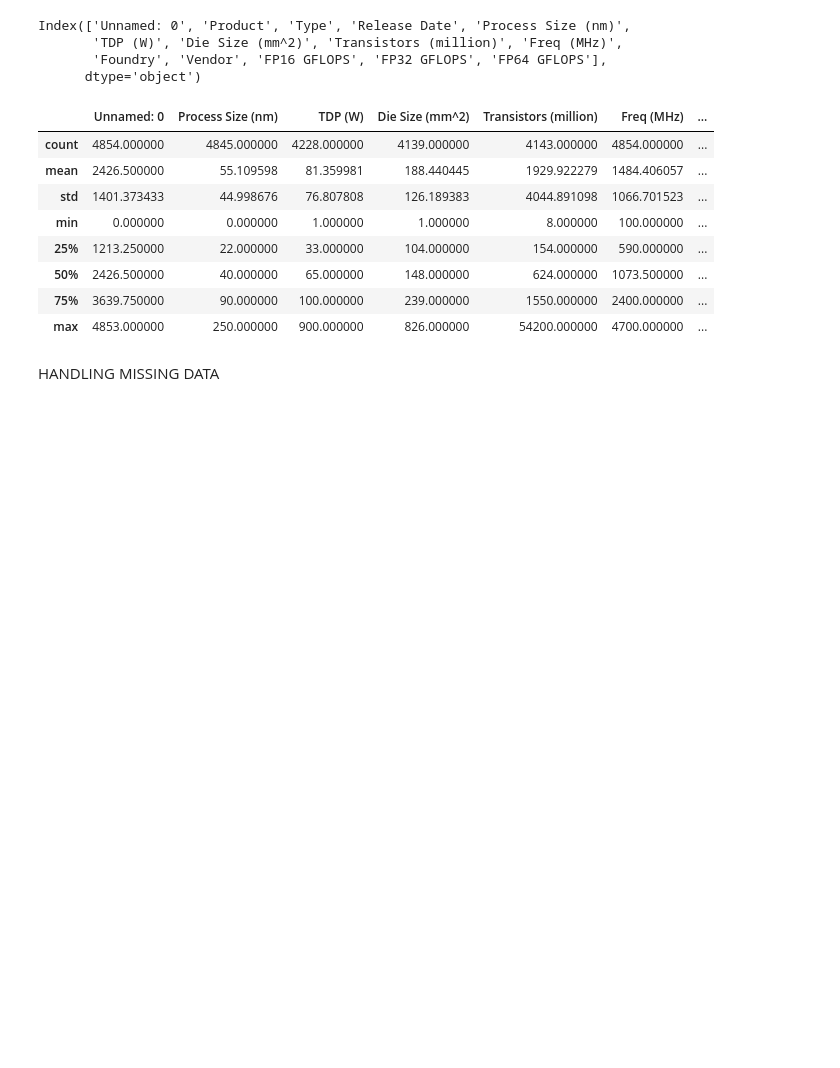
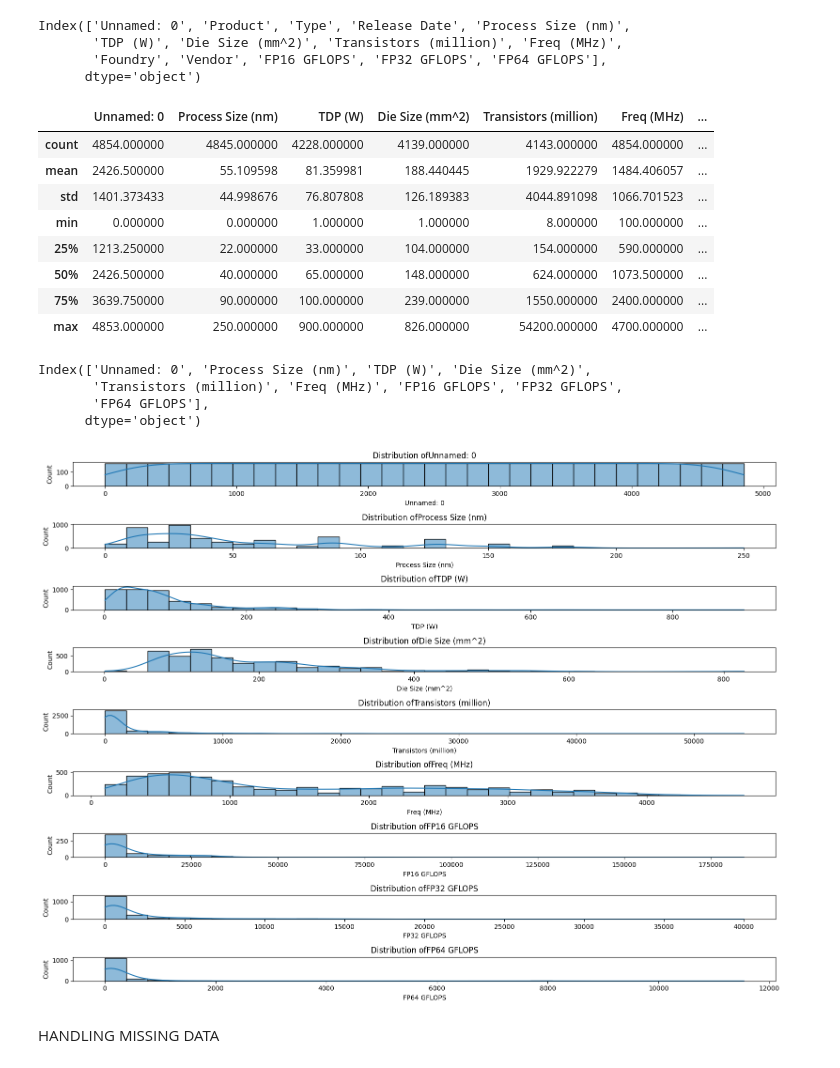
Before and after one commit to wanjaaw/ML1PROJECTS, a Jupyter notebook: wk1/datacleanup.ipynb, the cells around one changed output. Drawn from its saved outputs; the diff is of its cells as text; code cells hidden in the pictures; blank space fills up the shorter version.

```diff
--- a/wk1/datacleanup.ipynb
+++ b/wk1/datacleanup.ipynb
@@ -62,6 +62,32 @@ df.describe()
 | 50% | 2426.500000 | 40.000000 | 65.000000 | 148.000000 | 624.000000 | 1073.500000 | ... |
 | 75% | 3639.750000 | 90.000000 | 100.000000 | 239.000000 | 1550.000000 | 2400.000000 | ... |
 | max | 4853.000000 | 250.000000 | 900.000000 | 826.000000 | 54200.000000 | 4700.000000 | ... |
+# %%
+#checking on the distribution of the data
+
+numeric_columns = (df.select_dtypes(include=[np.number]).columns)
+
+print(numeric_columns)
+
+# Plot histograms for each numerical column
+
+num_plots = len(numeric_columns)
+plt.figure(figsize=(16, 12))
+
+for i, column in enumerate(numeric_columns):
+    plt.subplot(len(numeric_columns), 1, i +1)
+    sns.histplot(df[column], kde=True, bins=30)
+    plt.title(f'Distribution of{column}')
+
+
+plt.tight_layout()
+plt.show()
+# %% [output]
+Index(['Unnamed: 0', 'Process Size (nm)', 'TDP (W)', 'Die Size (mm^2)',
+       'Transistors (million)', 'Freq (MHz)', 'FP16 GFLOPS', 'FP32 GFLOPS',
+       'FP64 GFLOPS'],
+      dtype='object')
+[figure, added]
 # %% [markdown]
 HANDLING MISSING DATA
 # %%
```
Also changed, not shown: parts of 3 cells of this notebook, 1 other file.
